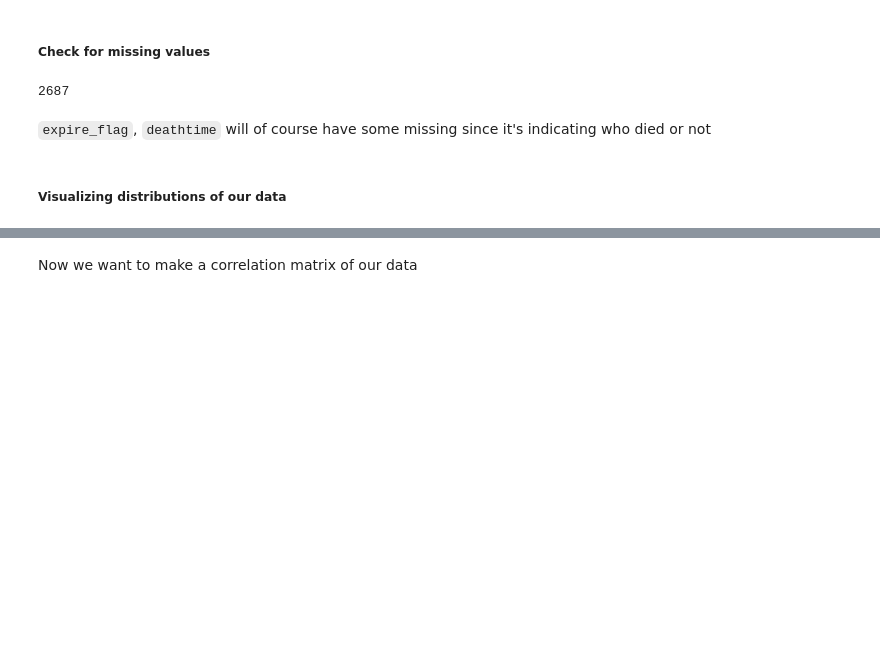
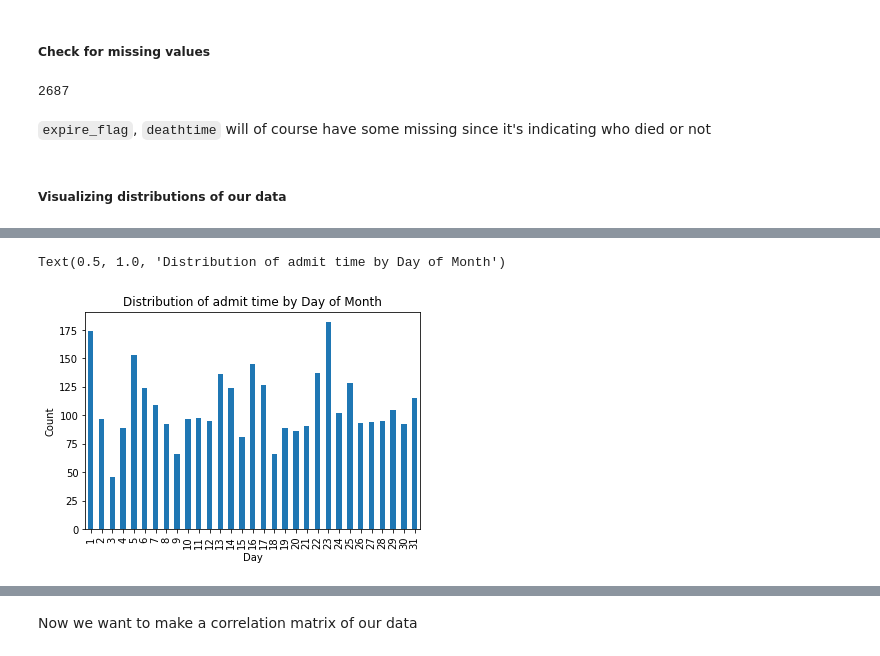
Before and after one commit to derek-y-lee/uclabiostat-thesis, a Jupyter notebook: predict_waitingtime_mimic.ipynb, the cells around one changed output, grey strips where cells are left out. Saved outputs shown, nothing was run; the diff lists cells and outputs as text; code cells hidden in the pictures; blank space fills up the shorter version.

```diff
--- a/predict_waitingtime_mimic.ipynb
+++ b/predict_waitingtime_mimic.ipynb
@@ -189,0 +214,8 @@ data['prev_service'].isna().sum() # 3273 missing previous service type
+# %%
+data["admittime"].groupby(data["admittime"].dt.day).count().plot(kind="bar")
+plt.xlabel("Day")
+plt.ylabel("Count")
+plt.title("Distribution of admit time by Day of Month")
+# %% [output]
+Text(0.5, 1.0, 'Distribution of admit time by Day of Month')
+[figure, added]
```
Also changed, not shown: parts of 8 cells of this notebook.
